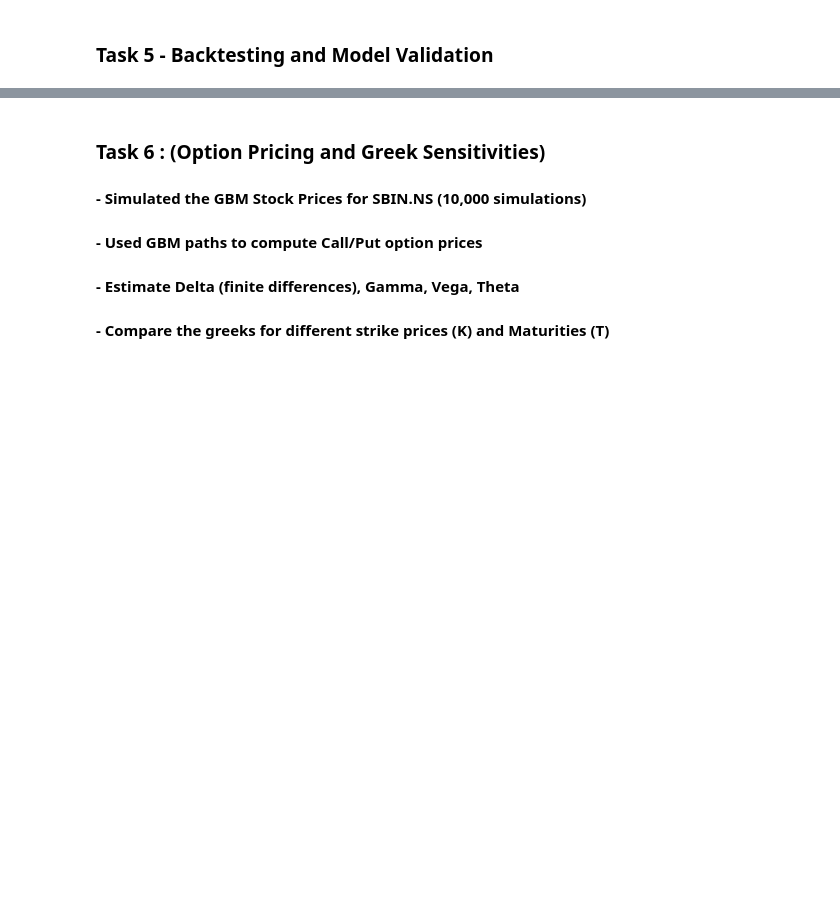
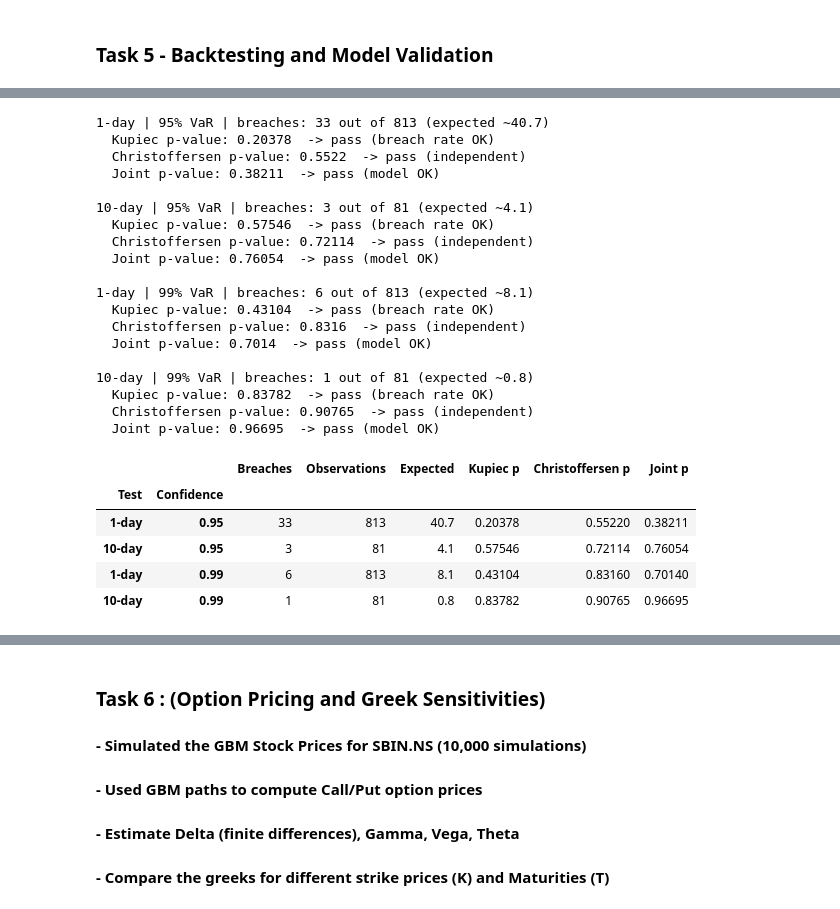
Before and after one commit to DevanshuVadgama/Quantitative-Finance-Projects, a Jupyter notebook: portfolio_risk_and_delta_hedge.ipynb, the cells around one changed output, grey strips where cells are left out. Saved outputs shown, nothing was run; the diff lists cells and outputs as text; code cells hidden in the pictures; blank space fills up the shorter version.

```diff
--- a/portfolio_risk_and_delta_hedge.ipynb
+++ b/portfolio_risk_and_delta_hedge.ipynb
@@ -972,0 +1056,57 @@ Expected 99% Breaches: 13
+# %%
+# ---- Kupiec + Christoffersen on the out-of-sample breach series ----
+# Same 3 tests as before (functions from the cell above), but now the 0/1 series is a
+# REAL out-of-sample one: each 1 means "VaR forecast made BEFORE the day was breached".
+def run_var_tests(breach_series, conf, label):
+    exp_rate = 1 - conf                                   # 5% for 95% VaR, 1% for 99% VaR
+    x, T_obs = int(breach_series.sum()), len(breach_series)
+    print(f"\n{label} | {conf:.0%} VaR | breaches: {x} out of {T_obs} (expected ~{T_obs * exp_rate:.1f})")
+
+    # Kupiec: is the NUMBER of breaches about what it should be?
+    p_k = kupiec_test(x, T_obs, exp_rate)
+    print(f"  Kupiec p-value: {p_k}  ->", "REJECT (wrong breach rate)" if p_k < 0.05 else "pass (breach rate OK)")
+
+    # Christoffersen: are the breaches spread out, or do they cluster together?
+    p_c = round(christoffersen_test(breach_series), 5)
+    print(f"  Christoffersen p-value: {p_c}  ->", "REJECT (breaches cluster)" if p_c < 0.05 else "pass (independent)")
+
+    # Joint (conditional coverage): right rate AND independent
+    p_cc = round(christoffersen_joint_test(breach_series, p=exp_rate)["LR_cc (Joint)"][1], 5)
+    print(f"  Joint p-value: {p_cc}  ->", "REJECT (model fails)" if p_cc < 0.05 else "pass (model OK)")
+    return {'Test': label, 'Confidence': conf, 'Breaches': x, 'Observations': T_obs,
+            'Expected': round(T_obs * exp_rate, 1), 'Kupiec p': p_k, 'Christoffersen p': p_c, 'Joint p': p_cc}
+
+summary_rows = []
+for cl in CONF_LEVELS:
+    col = f"Breach_{int(cl * 100)}"
+    summary_rows.append(run_var_tests(bt_1d[col], cl, "1-day"))
+    summary_rows.append(run_var_tests(bt_dd[col], cl, f"{D_DAYS}-day"))
+
+backtest_summary = pd.DataFrame(summary_rows).set_index(['Test', 'Confidence'])
+backtest_summary
+# %% [output]
+1-day | 95% VaR | breaches: 33 out of 813 (expected ~40.7)
+  Kupiec p-value: 0.20378  -> pass (breach rate OK)
+  Christoffersen p-value: 0.5522  -> pass (independent)
+  Joint p-value: 0.38211  -> pass (model OK)
+
+10-day | 95% VaR | breaches: 3 out of 81 (expected ~4.1)
+  Kupiec p-value: 0.57546  -> pass (breach rate OK)
+  Christoffersen p-value: 0.72114  -> pass (independent)
+  Joint p-value: 0.76054  -> pass (model OK)
+
+1-day | 99% VaR | breaches: 6 out of 813 (expected ~8.1)
+  Kupiec p-value: 0.43104  -> pass (breach rate OK)
+  Christoffersen p-value: 0.8316  -> pass (independent)
+  Joint p-value: 0.7014  -> pass (model OK)
+
+10-day | 99% VaR | breaches: 1 out of 81 (expected ~0.8)
+  Kupiec p-value: 0.83782  -> pass (breach rate OK)
+  Christoffersen p-value: 0.90765  -> pass (independent)
+  Joint p-value: 0.96695  -> pass (model OK)
+|  |  | Breaches | Observations | Expected | Kupiec p | Christoffersen p | Joint p |
+| Test | Confidence |  |  |  |  |  |  |
+| 1-day | 0.95 | 33 | 813 | 40.7 | 0.20378 | 0.55220 | 0.38211 |
+| 10-day | 0.95 | 3 | 81 | 4.1 | 0.57546 | 0.72114 | 0.76054 |
+| 1-day | 0.99 | 6 | 813 | 8.1 | 0.43104 | 0.83160 | 0.70140 |
+| 10-day | 0.99 | 1 | 81 | 0.8 | 0.83782 | 0.90765 | 0.96695 |
```
Also changed, not shown: parts of 28 cells of this notebook.
